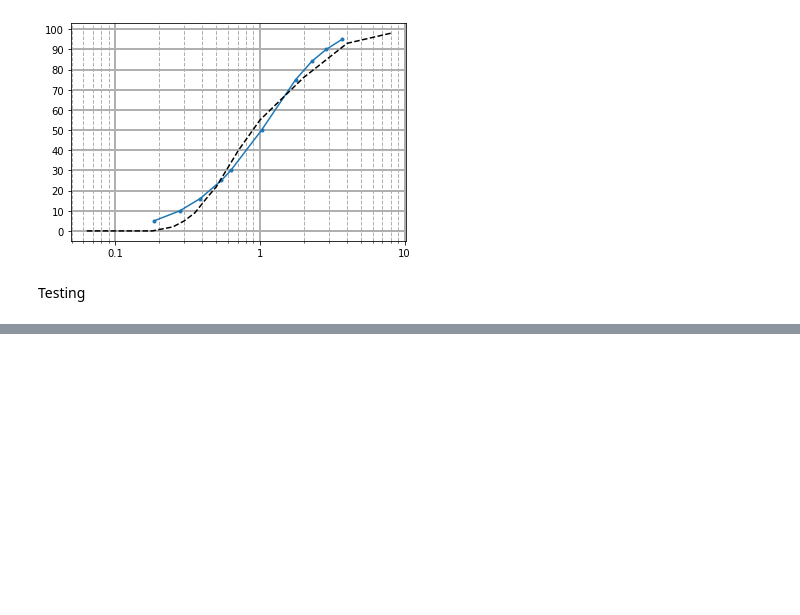
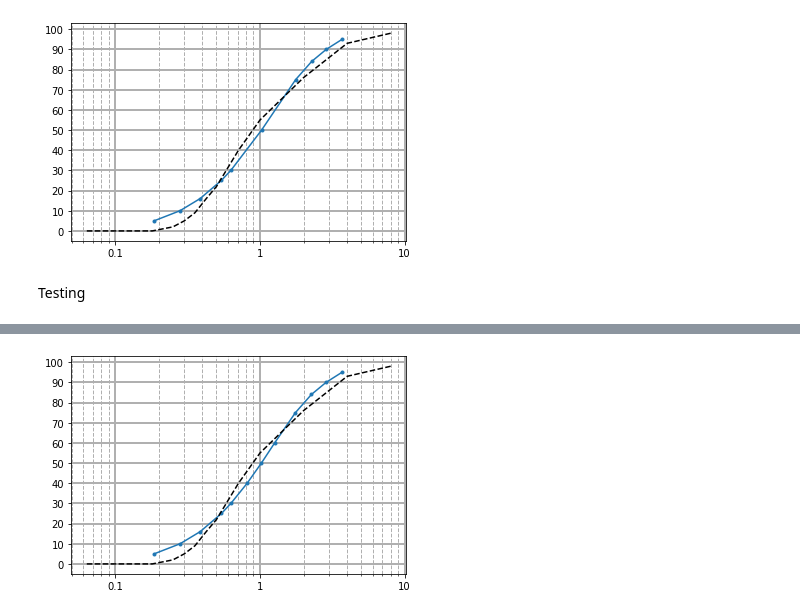
Before and after one commit to CasperFBakker/pyDGS-GUI, a Jupyter notebook: pyDGS Jupyter/dgs_test.ipynb, the cells around one changed output, grey strips where cells are left out. Saved outputs shown, nothing was run; the diff lists cells and outputs as text; code cells hidden in the pictures; blank space fills up the shorter version.

```diff
--- a/pyDGS Jupyter/dgs_test.ipynb
+++ b/pyDGS Jupyter/dgs_test.ipynb
@@ -184,3 +285,51 @@ plt.show()
+# %%
+P = []; M = []; Freq=[]
+for k in np.linspace(1,nx-1, 500):
+    [cfs, frequencies] = pywt.cwt(original[int(k),:], np.arange(3, np.maximum(nx,ny)/(width*resolution / 8), 1), 'morl', .5)
+    period = 1. / frequencies
+    Freq.append(frequencies)
+    power =(abs(cfs)) ** 2
+    power = np.mean(np.abs(power), axis=1)/(period**2)
+    P.append(power)
+
+    M.append(period[np.argmax(power)])
+
+p = np.mean(np.vstack(P), axis=0)
+p = np.array(p/np.sum(p))
+
+# get real scales by multiplying by resolution (mm/pixel)
+scales = np.array(period)
+
+srt = np.sqrt(np.sum(p*((scales-np.mean(M))**2)))
+
+
+p = p+stats.norm.pdf(scales, np.mean(M), srt/2)
+p = np.hstack([0,p])
+scales = np.hstack([0,scales])
+p = p/np.sum(p)
+x = 0
+# area-by-number to volume-by-number
+r_v = (p*pow(scales,x)) / np.sum(p*pow(scales,x)) #volume-by-weight proportion
+
+
+pd = np.interp([.05,.1,.16,.25,.3,.4,.5,.6,.75,.84,.9,.95],np.hstack((0,np.cumsum(r_v))), np.hstack((0,scales)) )
+data_C = pd * resolution
+
+sieve_open = [8, 4, 2, 1, 0.71, 0.5, 0.425, 0.355, 0.3, 0.25, 0.18, 0.125, 0.063]
+sieve_C = [98, 93, 76, 55, 40, 22, 16, 9, 5, 2, 0, 0, 0]
+percentile_C = [5, 10, 16, 25, 30, 40, 50, 60, 75, 84, 90, 95]
+plt.plot(data_C, percentile_C, marker='.')
+plt.plot(sieve_open, sieve_C, ls='--', color='black')
+
+plt.xscale("log")
+plt.grid(which='major', linewidth=2, linestyle='-')
+plt.grid(which='minor', linewidth=1, linestyle='--')
+plt.yticks(np.arange(0,110, 10), ['0', '10', '20', '30', '40', '50', '60', '70', '80', '90', '100'] )
+plt.xticks([0.1, 1, 10], [0.1,1,10])
+
+plt.show()
+# %% [output]
+[figure, added]
 # %%
 xxx = np.mean(np.arange(np.maximum(nx,ny)/(width*resolution / 0.1), np.maximum(nx,ny)/(width*resolution / .5), .5))
 
```
Also changed, not shown: parts of 9 cells of this notebook, 13 other files.
